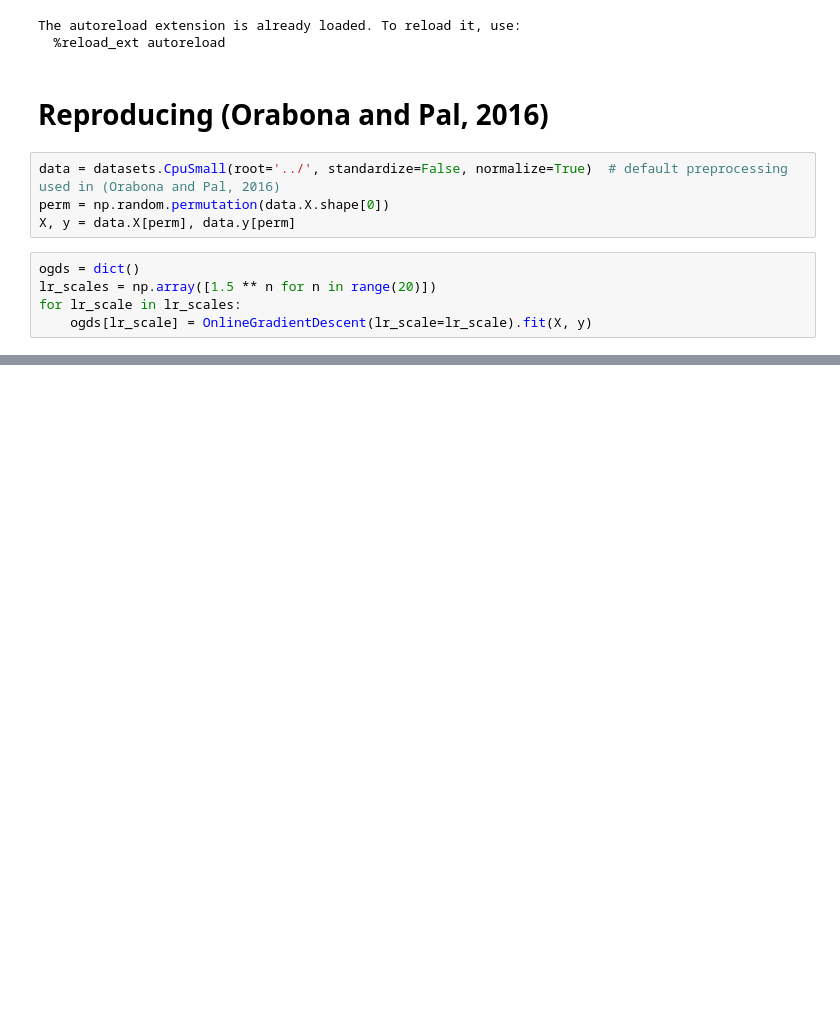
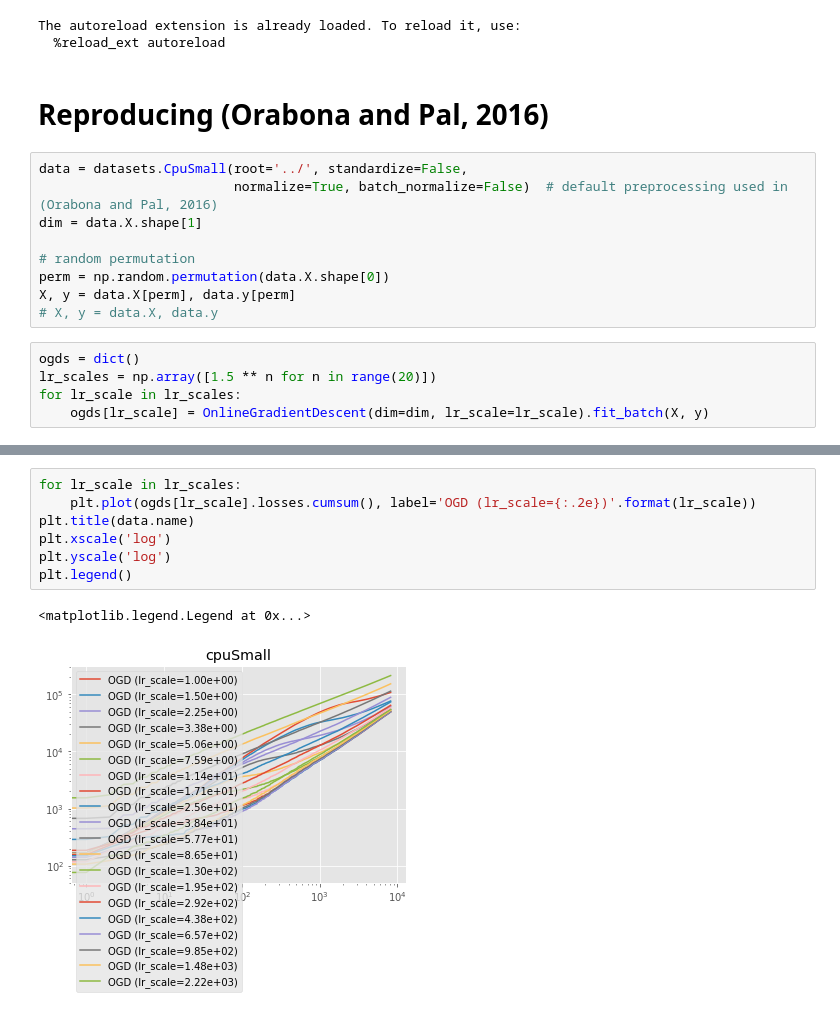
Before and after one commit to jongharyu/olo-with-side-information, a Jupyter notebook: notebooks/linear_regression.ipynb, the cells around one changed output, grey strips where cells are left out. Cells and saved outputs as stored; diff of their text form; blank space fills up the shorter version.

```diff
--- a/notebooks/linear_regression.ipynb
+++ b/notebooks/linear_regression.ipynb
@@ -17,12 +17,17 @@ The autoreload extension is already loaded. To reload it, use:
 # %% [markdown]
 # Reproducing (Orabona and Pal, 2016)
 # %%
-data = datasets.CpuSmall(root='../', standardize=False, normalize=True)  # default preprocessing used in (Orabona and Pal, 2016)
+data = datasets.CpuSmall(root='../', standardize=False,
+                         normalize=True, batch_normalize=False)  # default preprocessing used in (Orabona and Pal, 2016)
+dim = data.X.shape[1]
+
+# random permutation
 perm = np.random.permutation(data.X.shape[0])
 X, y = data.X[perm], data.y[perm]
+# X, y = data.X, data.y
 # %%
 ogds = dict()
 lr_scales = np.array([1.5 ** n for n in range(20)])
 for lr_scale in lr_scales:
-    ogds[lr_scale] = OnlineGradientDescent(lr_scale=lr_scale).fit(X, y)
+    ogds[lr_scale] = OnlineGradientDescent(dim=dim, lr_scale=lr_scale).fit_batch(X, y)
 # %%
@@ -96,0 +122,10 @@ plt.legend()
+# %%
+for lr_scale in lr_scales:
+    plt.plot(ogds[lr_scale].losses.cumsum(), label='OGD (lr_scale={:.2e})'.format(lr_scale))
+plt.title(data.name)
+plt.xscale('log')
+plt.yscale('log')
+plt.legend()
+# %% [output]
+<matplotlib.legend.Legend at 0x...>
+[figure, added]
```
Also changed, not shown: parts of 11 cells of this notebook, 1 other file.
